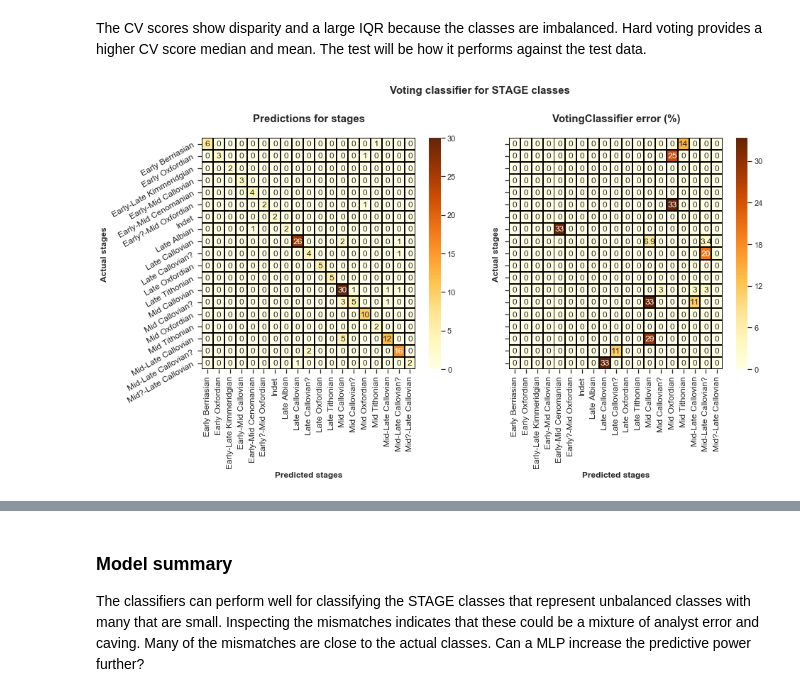
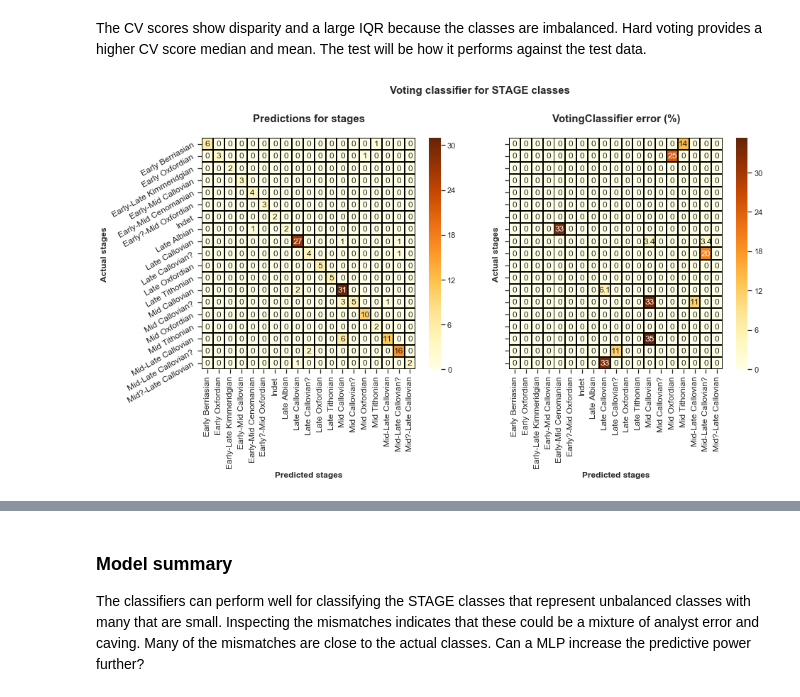
Before and after one commit to b3py0/Capstone-projects, a Jupyter notebook: Volve_final_capstone.ipynb, the cells around one changed output, grey strips where cells are left out. Drawn from its saved outputs; the diff is of its cells as text; code cells hidden in the pictures.

Commit message:
Add files via upload
With correct voting classifier (oversampled data) and GB + NB added to STAGE comparisons.

```diff
--- a/Volve_final_capstone.ipynb
+++ b/Volve_final_capstone.ipynb
@@ -3420,0 +3491,39 @@ The Random Forest Classifier performs reasonably well. It managed to classify th
+# %%
+# gb = GradientBoostingClassifier(n_estimators=150, learning_rate=0.2, random_state=45) #100, 01
+# gb.fit(X_train, Y_train)
+# y_pred = gb.predict(x_test)
+
+# conf_mat = confusion_matrix(y_test, y_pred)
+
+fig, ax = plt.subplots(figsize=(14.5,6))
+
+plt.subplot(121)
+ax = sns.heatmap(conf_mat, annot=True, fmt='d', linewidths=0.5, cmap='YlOrBr',
+                xticklabels=labels)
+ax.set_ylabel('Actual ages', fontsize=14, weight='bold')
+ax.set_xlabel('Predicted ages', fontsize=14, weight='bold')
+ax.set_title('Raw data', fontsize=15, weight='bold',y=1.05)
+ax.set_xticklabels(ax.get_xticklabels(),rotation=90)
+ax.set_yticklabels(ax.get_xticklabels(),rotation=30)
+ax.tick_params(labelsize=10)
+
+#Over-sampled data
+plt.subplot(122)
+gb1 = GradientBoostingClassifier(n_estimators=150, learning_rate=0.15, random_state=45)
+gb1.fit(X_resampled, y_resampled)
+y_pred1 = gb1.predict(x_test)
+
+conf_mat1 = confusion_matrix(y_test, y_pred1)
+
+ax1 = sns.heatmap(conf_mat1, annot=True, fmt='d', linewidths=0.5, cmap='YlOrBr', xticklabels=labels)
+ax1.set_xlabel('Predicted ages', fontsize=14, weight='bold')
+ax1.set_title('Oversampled data', fontsize=15, weight='bold', y=1.05)
+ax1.set_yticklabels('')
+ax1.set_xticklabels(ax.get_xticklabels(),rotation=90)
+ax1.tick_params(labelsize=10)
+
+plt.suptitle('GB for STAGE classes', fontsize=15, weight='bold',y=1.05)
+plt.subplots_adjust(wspace=0.15)
+
+plt.show()
+# plt.savefig('GB_prediction_heatmaps_stage.png',dpi=400,bbox_inches='tight')
@@ -3486,7 +3626,7 @@ Name: accuracy, dtype: float64
 # %% [markdown]
 The CV scores show disparity and a large IQR because the classes are imbalanced. Hard voting provides a higher CV score median and mean. The test will be how it performs against the test data.
 # %%
-model_vc = VotingClassifier(estimators=[('LR', lr1),('RFC',rfc1),('SVC', svc1)],
+model_vc = VotingClassifier(estimators=[('LR', lr1),('RFC',rfc1),('SVC', svc1),('GB', gb1)],
                             voting='hard')
 
 model_vc.fit(X_resampled, y_resampled)
@@ -3505,34 +3645,34 @@ ax.set_xticklabels(ax.get_xticklabels(),rotation=90)
 ax.set_yticklabels(ax.get_xticklabels(),rotation=30)
 ax.tick_params(labelsize=12)
 
 '''
 Calculate the error rate of the voting classifier data predictions:
 '''
 
 row_sums = conf_mat_vc.sum(axis=1, keepdims=True)
 norm_conf_mat = conf_mat_vc/row_sums*100
 
 np.fill_diagonal(norm_conf_mat, 0)
 
 plt.subplot(122)
 ax = sns.heatmap(norm_conf_mat, annot=True, linewidths=0.5, cmap='YlOrBr',
                  linewidth=1, linecolor='black',xticklabels=labels)
 ax.set_ylabel('Actual stages', fontsize=12, weight='bold')
 ax.set_xlabel('Predicted stages', fontsize=12, weight='bold')
 ax.set_title('VotingClassifier error (%)', fontsize=15, weight='bold', y=1.05)
 ax.set_xticklabels(ax.get_xticklabels(),rotation=90)
 ax.set_yticklabels('')
 ax.set_yticklabels('')
 ax.tick_params(labelsize=12)
 
 
 plt.suptitle('Voting classifier for STAGE classes', fontsize=15, weight='bold',y=1.05)
 plt.subplots_adjust(wspace=0.15)
 
 # plt.savefig('Voting_classifier_confusion_matrix_oversampled_data_error.png',dpi=400,bbox_inches='tight')
 plt.show()
 # %% [output]
-[figure, old version]
+[figure, new version]
 # %%
 '''
 Calculate the error rate of the voting classifier data predictions:
```
Also changed, not shown: parts of 19 cells of this notebook.
